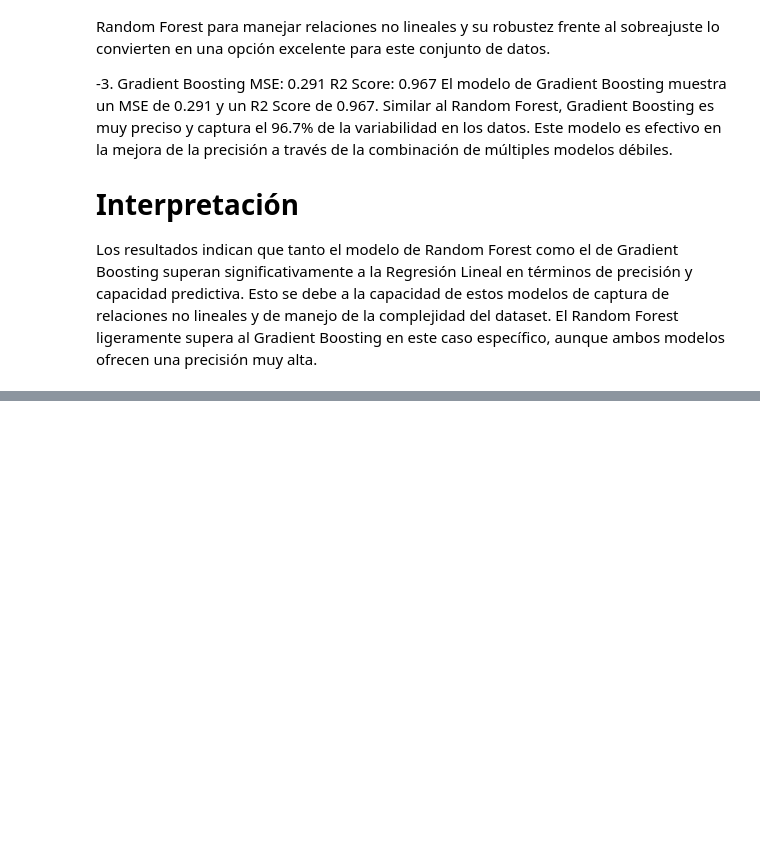
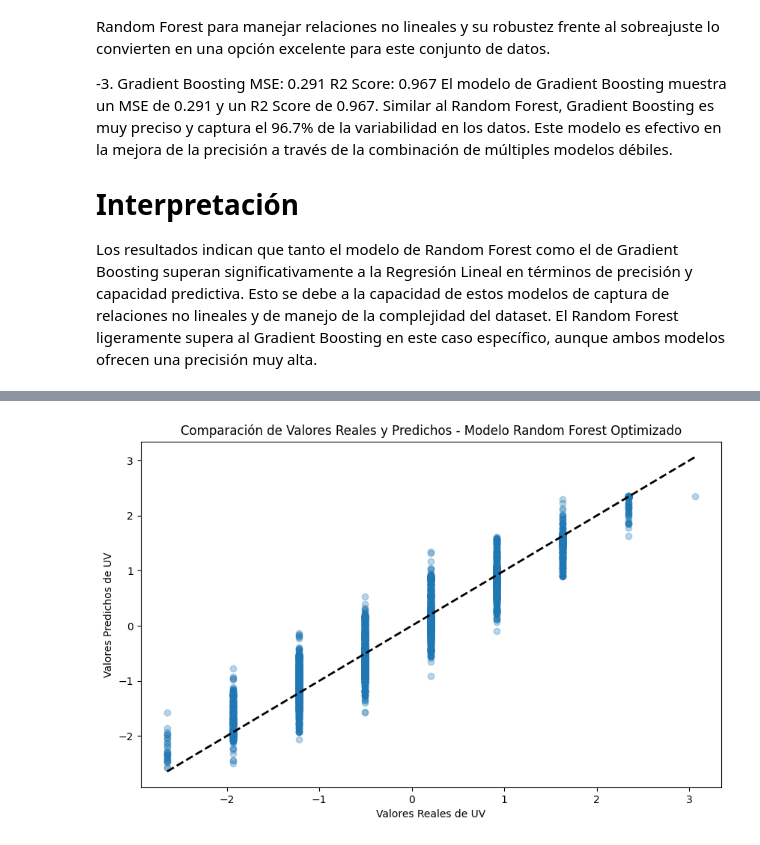
Before and after one commit to 4GeeksAcademy/proyectfinaltour, a Jupyter notebook: src/modelpredict.ipynb, the cells around one changed output, grey strips where cells are left out. Drawn from its saved outputs; the diff is of its cells as text; code cells hidden in the pictures; blank space fills up the shorter version.

```diff
--- a/src/modelpredict.ipynb
+++ b/src/modelpredict.ipynb
@@ -67,3 +71,29 @@ El modelo de Gradient Boosting muestra un MSE de 0.291 y un R2 Score de 0.967. S
 
 # Interpretación
 Los resultados indican que tanto el modelo de Random Forest como el de Gradient Boosting superan significativamente a la Regresión Lineal en términos de precisión y capacidad predictiva. Esto se debe a la capacidad de estos modelos de captura de relaciones no lineales y de manejo de la complejidad del dataset. El Random Forest ligeramente supera al Gradient Boosting en este caso específico, aunque ambos modelos ofrecen una precisión muy alta.
+# %%
+from sklearn.model_selection import GridSearchCV, cross_val_score
+
+# Validación cruzada para Random Forest
+rf_model = RandomForestRegressor(random_state=42)
+cv_scores = cross_val_score(rf_model, X, y, cv=5)
+print(f'Cross-Validation Scores: {cv_scores}')
+print(f'Mean CV Score: {np.mean(cv_scores)}')
+
+# Optimización de Hiperparámetros para Random Forest
+param_grid = {
+    'n_estimators': [100, 200, 300],
+    'max_depth': [10, 20, 30],
+    'min_samples_split': [2, 5, 10]
+}
+
+grid_search = GridSearchCV(estimator=rf_model, param_grid=param_grid, cv=5, n_jobs=-1, scoring='r2')
+grid_search.fit(X_train, y_train)
+print(f'Best Parameters: {grid_search.best_params_}')
+
+best_rf_model = grid_search.best_estimator_
+y_pred_best_rf = best_rf_model.predict(X_test)
+mse_best_rf = mean_squared_error(y_test, y_pred_best_rf)
+r2_best_rf = r2_score(y_test, y_pred_best_rf)
+print(f'Optimized Random Forest MSE: {mse_best_rf}')
+print(f'Optimized Random Forest R2 Score: {r2_best_rf}')
@@ -69,0 +106,11 @@ Los resultados indican que tanto el modelo de Random Forest como el de Gradient
+# %%
+# Graficar los resultados
+plt.figure(figsize=(10, 6))
+plt.scatter(y_test, y_pred_best_rf, alpha=0.3)
+plt.xlabel('Valores Reales de UV')
+plt.ylabel('Valores Predichos de UV')
+plt.title('Comparación de Valores Reales y Predichos - Modelo Random Forest Optimizado')
+plt.plot([y_test.min(), y_test.max()], [y_test.min(), y_test.max()], 'k--', lw=2)
+plt.show()
+# %% [output]
+[figure, added]
```
Also changed, not shown: parts of 12 cells of this notebook, 1 other file.
